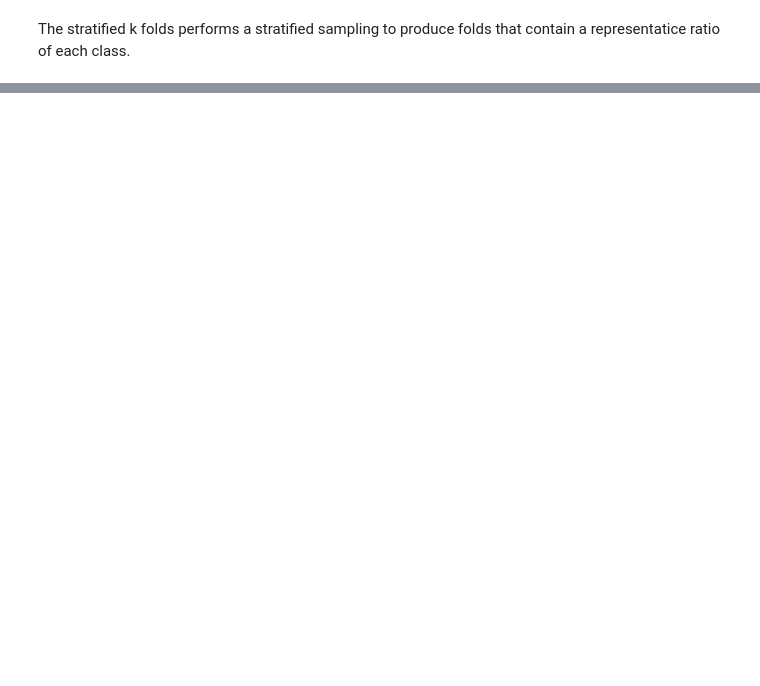
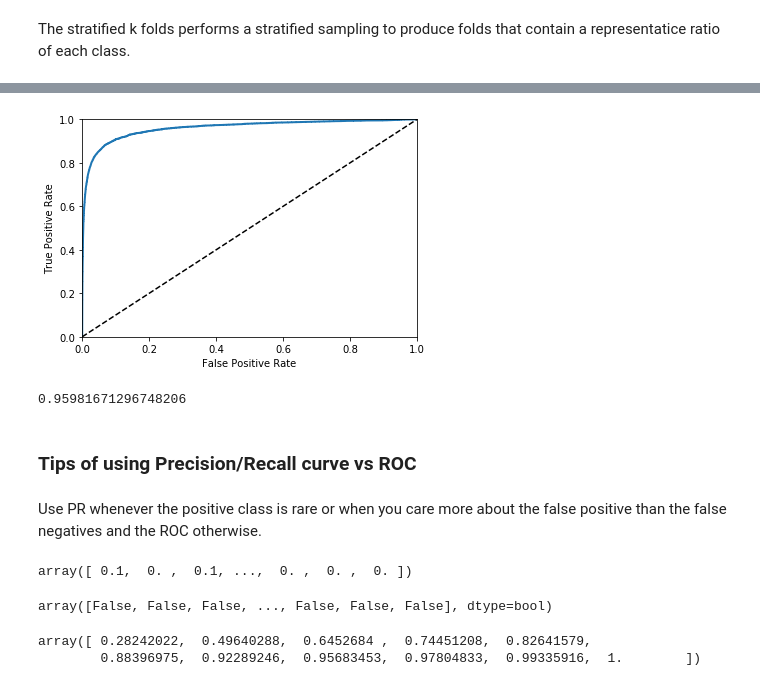
Before and after one commit to fersg87/Hands-On-Machine-Learning, a Jupyter notebook: Chapter 3 - Classification.ipynb, the cells around one changed output, grey strips where cells are left out. Drawn from its saved outputs; the diff is of its cells as text; code cells hidden in the pictures; blank space fills up the shorter version.

```diff
--- a/Chapter 3 - Classification.ipynb
+++ b/Chapter 3 - Classification.ipynb
@@ -100,0 +198,26 @@ array([ 0.97015,  0.9466 ,  0.79675])
+# %%
+from sklearn.metrics import roc_curve
+
+fpr, tpr, thresholds = roc_curve(y_train_5, y_scores)
+
+def plot_roc_curve(fpr, tpr, label=None):
+    plt.plot(fpr, tpr, linewidth=2, label=label)
+    plt.plot([0,1], [0,1], 'k--')
+    plt.axis([0, 1, 0, 1])
+    plt.xlabel('False Positive Rate')
+    plt.ylabel('True Positive Rate')
+
+plot_roc_curve(fpr, tpr)
+plt.show()
+# %% [output]
+[figure, added]
+# %%
+from sklearn.metrics import roc_auc_score
+
+roc_auc_score(y_train_5, y_scores)
+# %% [output]
+0.95981671296748206
+# %% [markdown]
+### Tips of using Precision/Recall curve vs ROC
+# %% [markdown]
+Use PR whenever the positive class is rare or when you care more about the false positive than the false negatives and the ROC otherwise.
@@ -100,0 +231,14 @@ array([ 0.97015,  0.9466 ,  0.79675])
+# %%
+y_scores_forest
+# %% [output]
+array([ 0.1,  0. ,  0.1, ...,  0. ,  0. ,  0. ])
+# %%
+y_train_5
+# %% [output]
+array([False, False, False, ..., False, False, False], dtype=bool)
+# %%
+fpr_forest, tpr_forest, thresholds_forest = roc_curve(y_train_5, y_scores_forest)
+tpr_forest
+# %% [output]
+array([ 0.28242022,  0.49640288,  0.6452684 ,  0.74451208,  0.82641579,
+        0.88396975,  0.92289246,  0.95683453,  0.97804833,  0.99335916,  1.        ])
```
Also changed, not shown: parts of 43 cells of this notebook.
